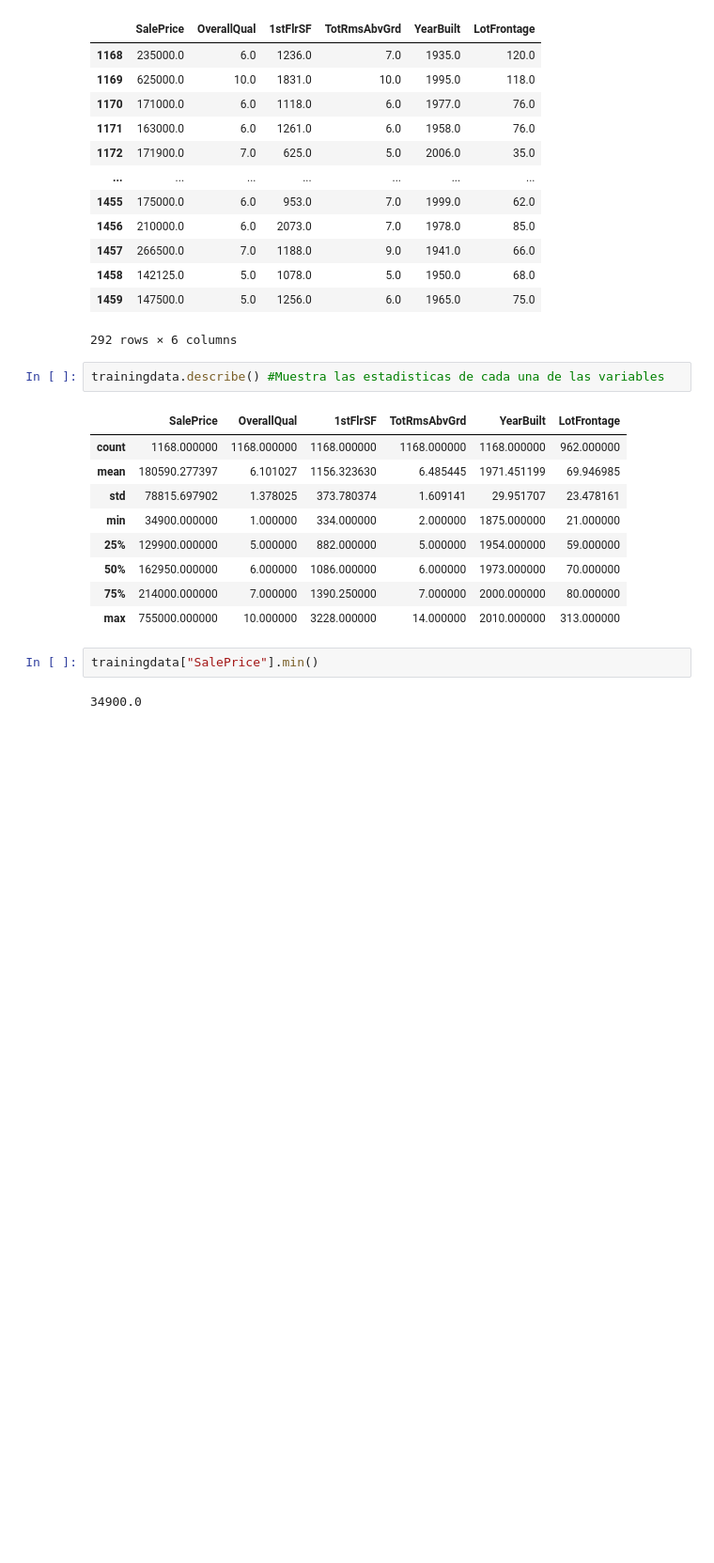
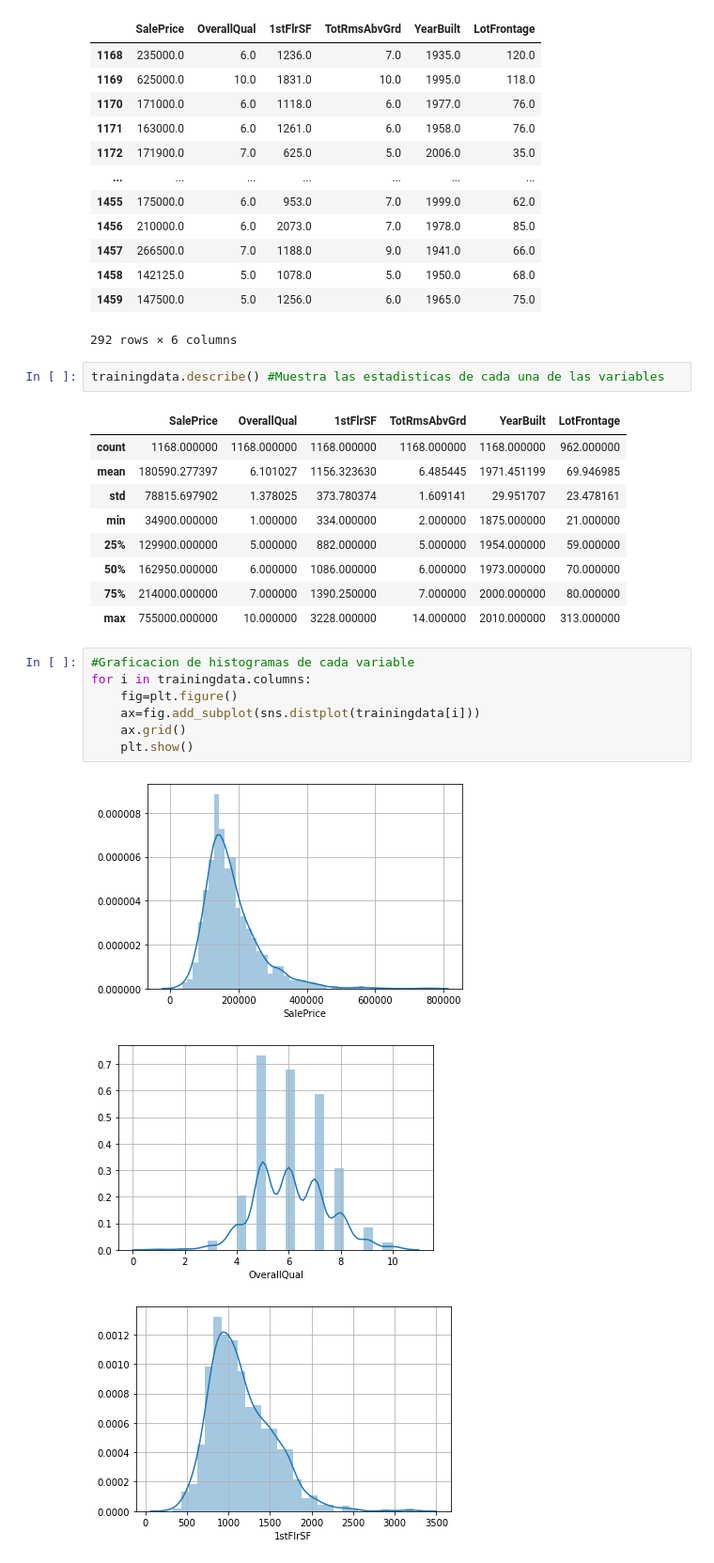
Before and after one commit to rub3ng0nzalez/MSDegree, a Jupyter notebook: Ciencia de datos en Python/proyecto_data/Proyecto-Ruben_Gonzalez.ipynb, the cells around one changed output. Shown: that part at 94% size. Drawn from its saved outputs; the diff is of its cells as text; blank space fills up the shorter version.

```diff
--- a/Ciencia de datos en Python/proyecto_data/Proyecto-Ruben_Gonzalez.ipynb
+++ b/Ciencia de datos en Python/proyecto_data/Proyecto-Ruben_Gonzalez.ipynb
@@ -77,7 +78,14 @@ trainingdata.describe() #Muestra las estadisticas de cada una de las variables
 | 50% | 162950.000000 | 6.000000 | 1086.000000 | 6.000000 | 1973.000000 | 70.000000 |
 | 75% | 214000.000000 | 7.000000 | 1390.250000 | 7.000000 | 2000.000000 | 80.000000 |
 | max | 755000.000000 | 10.000000 | 3228.000000 | 14.000000 | 2010.000000 | 313.000000 |
-# %%
-trainingdata["SalePrice"].min()
-# %% [output]
-34900.0
+# %%
+#Graficacion de histogramas de cada variable
+for i in trainingdata.columns:
+    fig=plt.figure()
+    ax=fig.add_subplot(sns.distplot(trainingdata[i]))
+    ax.grid()
+    plt.show()
+# %% [output]
+[figure, added]
+[figure, added]
+[figure, added]
```
Also changed, not shown: parts of 8 cells of this notebook.
